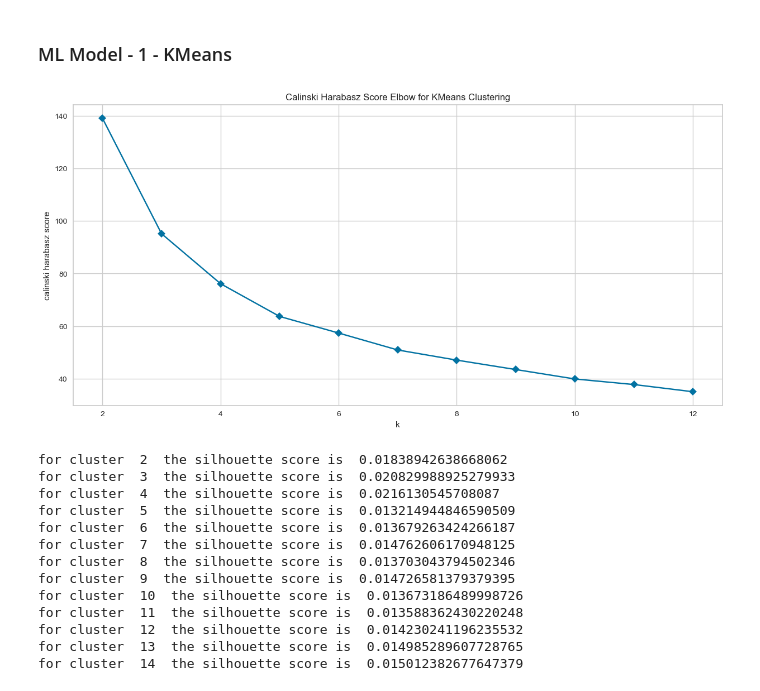
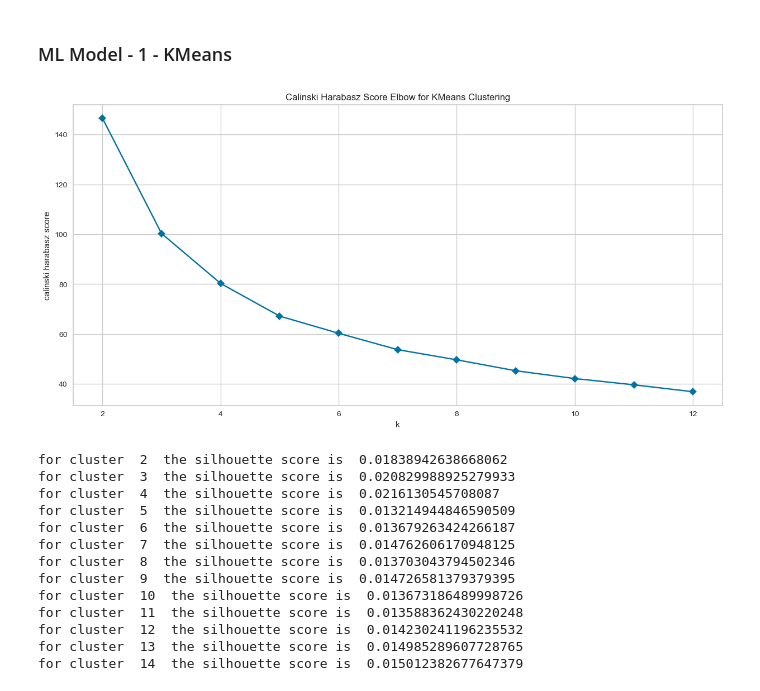
Before and after one commit to mdismailquraishicse/capstone_project_4_netflix_clustering, a Jupyter notebook: netflix_clustering.ipynb, the cells around one changed output. Drawn from its saved outputs; the diff is of its cells as text; code cells hidden in the pictures.

```diff
--- a/netflix_clustering.ipynb
+++ b/netflix_clustering.ipynb
@@ -1429,13 +1486,14 @@ Answer Here.
 ### ML Model - 1 - KMeans
 # %%
 # ML Model - 1 Implementation
+# KElbowVisualization
 model = KMeans(random_state=9)
 visualizer = KElbowVisualizer(model,k=(2,13),metric='calinski_harabasz',timings=False,locate_elbow=False)
 # Fit the Algorithm
-visualizer.fit(X)
+visualizer.fit(X2)
 # Predict on the model
 visualizer.show()
 plt.show()
 # %% [output]
-[figure, old version]
+[figure, new version]
 # %%
```
Also changed, not shown: parts of 30 cells of this notebook.
